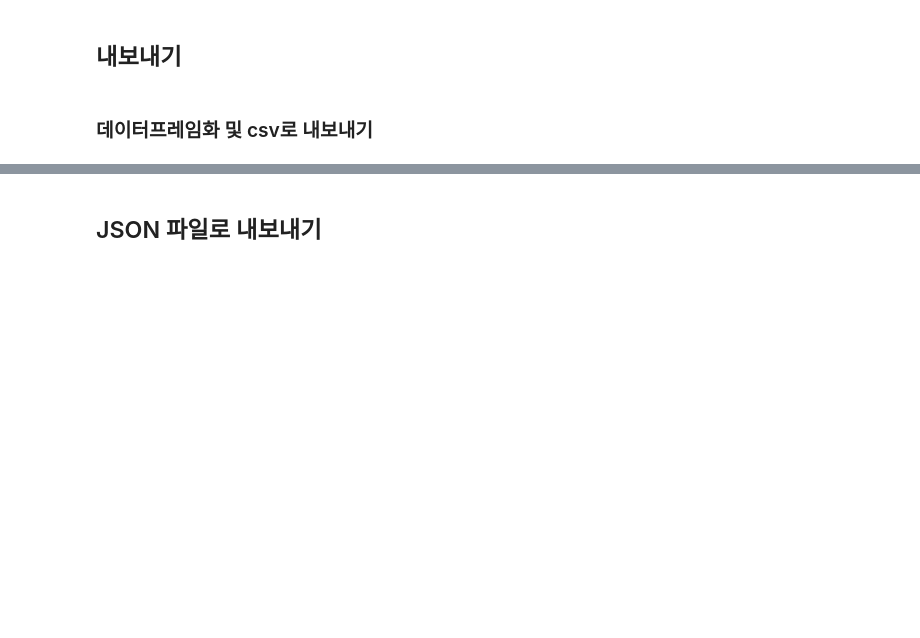
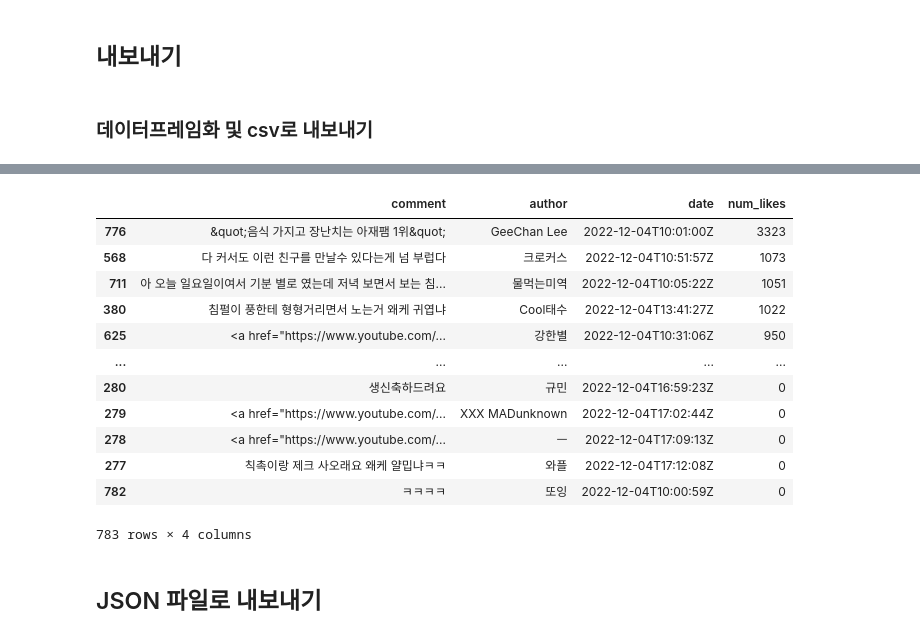
Before and after one commit to kimhyunso/coper-project, a Jupyter notebook: practice_youtubeAPI_dowon.ipynb, the cells around one changed output, grey strips where cells are left out. Cells and saved outputs as stored; diff of their text form; code cells hidden in the pictures; blank space fills up the shorter version.

```diff
--- a/practice_youtubeAPI_dowon.ipynb
+++ b/practice_youtubeAPI_dowon.ipynb
@@ -88,3 +86,19 @@ df
+# %%
+df.sort_values(by='num_likes', ascending=False)
+# %% [output]
+|  | comment | author | date | num_likes |
+| 776 | &quot;음식 가지고 장난치는 아재팸 1위&quot; | GeeChan Lee | 2022-12-04T10:01:00Z | 3323 |
+| 568 | 다 커서도 이런 친구를 만날수 있다는게 넘 부럽다 | 크로커스 | 2022-12-04T10:51:57Z | 1073 |
+| 711 | 아 오늘 일요일이여서 기분 별로 였는데 저녁 보면서 보는 침... | 물먹는미역 | 2022-12-04T10:05:22Z | 1051 |
+| 380 | 침펄이 풍한테 형형거리면서 노는거 왜케 귀엽냐 | Cool태수 | 2022-12-04T13:41:27Z | 1022 |
+| 625 | <a href="https://www.youtube.com/... | 강한별 | 2022-12-04T10:31:06Z | 950 |
+| ... | ... | ... | ... | ... |
+| 280 | 생신축하드려요 | 규민 | 2022-12-04T16:59:23Z | 0 |
+| 279 | <a href="https://www.youtube.com/... | XXX MADunknown | 2022-12-04T17:02:44Z | 0 |
+| 278 | <a href="https://www.youtube.com/... | ㅡ | 2022-12-04T17:09:13Z | 0 |
+| 277 | 칙촉이랑 제크 사오래요 왜케 얄밉냐ㅋㅋ | 와플 | 2022-12-04T17:12:08Z | 0 |
+| 782 | ㅋㅋㅋㅋ | 또잉 | 2022-12-04T10:00:59Z | 0 |
+783 rows × 4 columns
 # %% [markdown]
 ## JSON 파일로 내보내기
 # %%
```
Also changed, not shown: parts of 5 cells of this notebook, 2 other files.
